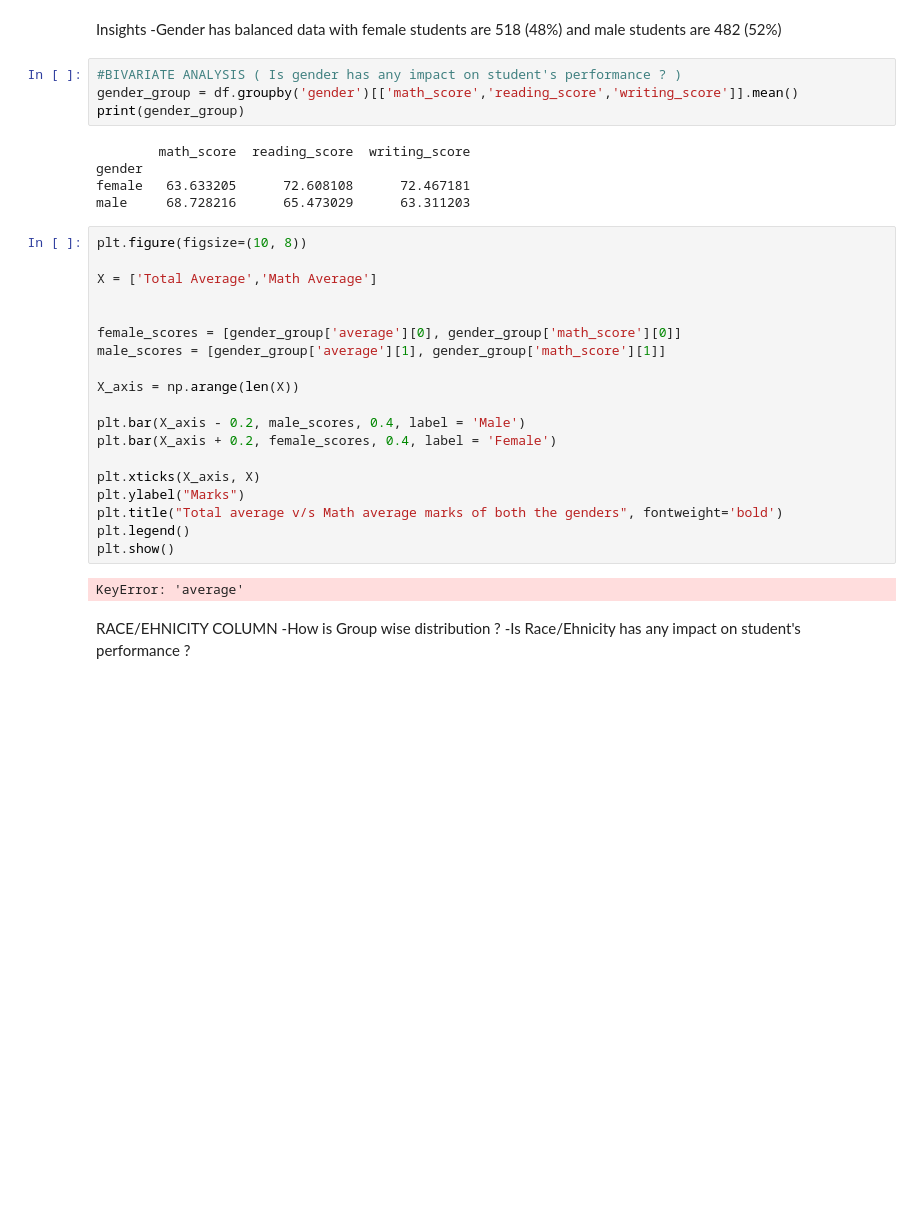
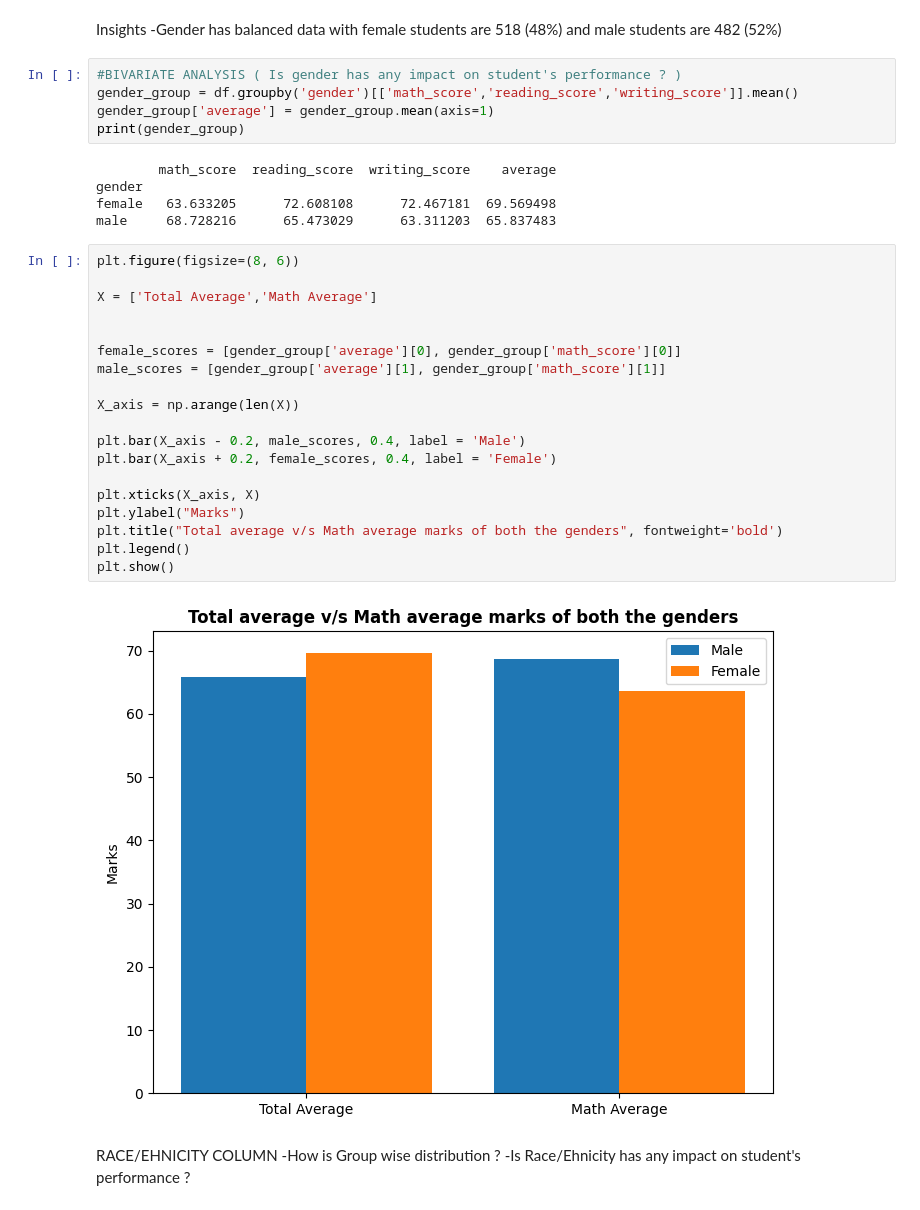
Before and after one commit to simranchoudhary1337/ML-project, a Jupyter notebook: notebook/EDA student performane.ipynb, the cells around one changed output. Drawn from its saved outputs; the diff is of its cells as text; blank space fills up the shorter version.

```diff
--- a/notebook/EDA student performane.ipynb
+++ b/notebook/EDA student performane.ipynb
@@ -345,33 +345,34 @@ Insights
 # %%
 #BIVARIATE ANALYSIS ( Is gender has any impact on student's performance ? )
 gender_group = df.groupby('gender')[['math_score','reading_score','writing_score']].mean()
+gender_group['average'] = gender_group.mean(axis=1)
 print(gender_group)
 # %% [output]
-        math_score  reading_score  writing_score
+        math_score  reading_score  writing_score    average
 gender
-female   63.633205      72.608108      72.467181
-male     68.728216      65.473029      63.311203
+female   63.633205      72.608108      72.467181  69.569498
+male     68.728216      65.473029      63.311203  65.837483
 # %%
-plt.figure(figsize=(10, 8))
+plt.figure(figsize=(8, 6))
 
 X = ['Total Average','Math Average']
 
 
 female_scores = [gender_group['average'][0], gender_group['math_score'][0]]
 male_scores = [gender_group['average'][1], gender_group['math_score'][1]]
 
 X_axis = np.arange(len(X))
 
 plt.bar(X_axis - 0.2, male_scores, 0.4, label = 'Male')
 plt.bar(X_axis + 0.2, female_scores, 0.4, label = 'Female')
 
 plt.xticks(X_axis, X)
 plt.ylabel("Marks")
 plt.title("Total average v/s Math average marks of both the genders", fontweight='bold')
 plt.legend()
 plt.show()
 # %% [output]
-KeyError: 'average'
+[figure, added]
 # %% [markdown]
  RACE/EHNICITY COLUMN
 -How is Group wise distribution ?
```
Also changed, not shown: 3 other files.
